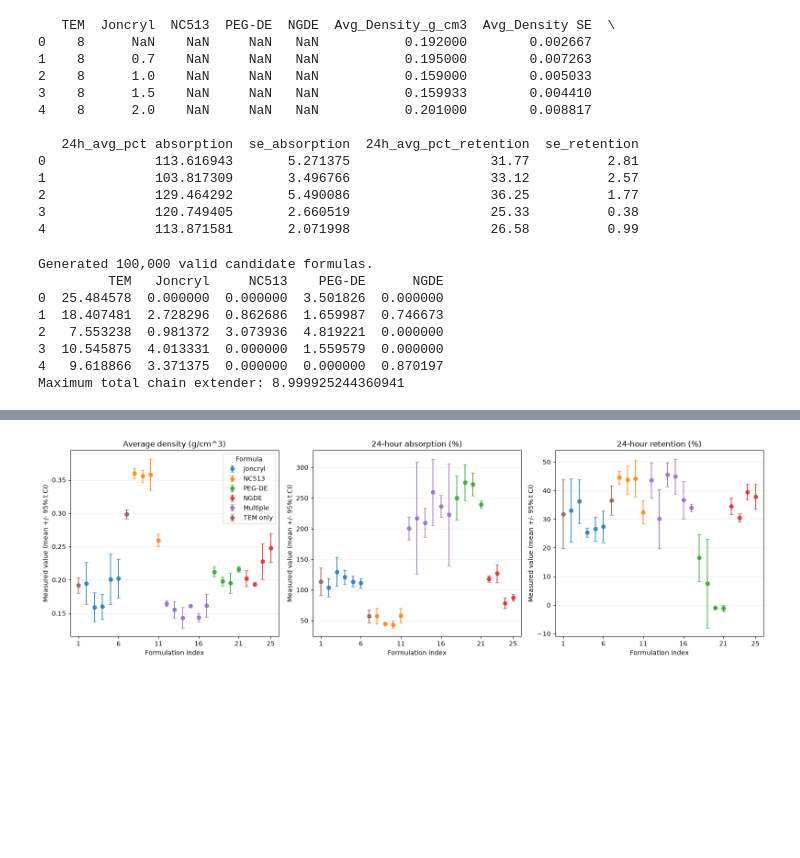
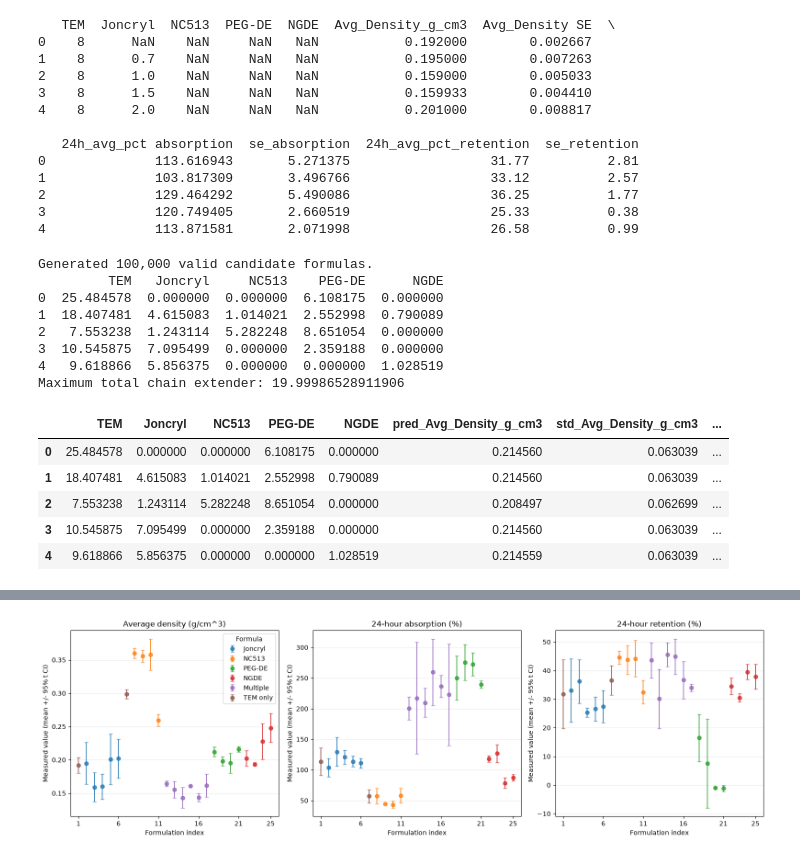
Before and after one commit to brookeb2000/foam-project, a Jupyter notebook: notebooks/0.09-bab-expand-formula-constraints.ipynb, the cells around one changed output, grey strips where cells are left out. Cells and saved outputs as stored; diff of their text form; code cells hidden in the pictures; blank space fills up the shorter version.

```diff
--- a/notebooks/0.09-bab-expand-formula-constraints.ipynb
+++ b/notebooks/0.09-bab-expand-formula-constraints.ipynb
@@ -57,8 +60,8 @@ print(df.head())
 
 # Formula constraints:
 # - TEM: 3-30%.
-# - Each chain extender (Joncryl, NC513, PEG-DE, NGDE): 0.7-5% when included; 0% when omitted.
-# - Combined chain extender amount: no more than 9%.
+# - Each chain extender (Joncryl, NC513, PEG-DE, NGDE): 0.7-9% when included; 0% when omitted.
+# - Combined chain extender amount: no more than 20%.
 # - Generate 100,000 valid candidate formulas.
 
 import numpy as np
@@ -76,10 +79,10 @@ while collected < candidate_count:
     active_counts = rng.integers(1, len(chain_extender_cols) + 1, size=batch_size)
     active_order = rng.random((batch_size, len(chain_extender_cols))).argsort(axis=1)
     active_mask = active_order < active_counts[:, None]
-    extender_amounts = rng.uniform(0.7, 5.0, size=(batch_size, len(chain_extender_cols)))
+    extender_amounts = rng.uniform(0.7, 9.0, size=(batch_size, len(chain_extender_cols)))
     extender_amounts = np.where(active_mask, extender_amounts, 0.0)
 
-    valid_mask = extender_amounts.sum(axis=1) <= 9.0
+    valid_mask = extender_amounts.sum(axis=1) <= 20.0
     valid_batch = extender_amounts[valid_mask]
     candidate_chunks.append(valid_batch)
     collected += len(valid_batch)
@@ -92,10 +95,10 @@ candidate_set = candidate_set[feature_cols]
 # Confirm the generated formulas satisfy every requested bound.
 assert len(candidate_set) == candidate_count
 assert candidate_set["TEM"].between(3.0, 30.0).all()
-assert candidate_set[chain_extender_cols].sum(axis=1).le(9.0).all()
+assert candidate_set[chain_extender_cols].sum(axis=1).le(20.0).all()
 for col in chain_extender_cols:
     active = candidate_set[col].ne(0)
-    assert candidate_set.loc[active, col].between(0.7, 5.0).all()
+    assert candidate_set.loc[active, col].between(0.7, 9.0).all()
 
 print(f"Generated {len(candidate_set):,} valid candidate formulas.")
 print(candidate_set.head())
@@ -103,12 +106,12 @@ print("Maximum total chain extender:", candidate_set[chain_extender_cols].sum(ax
 # %% [output]
 Generated 100,000 valid candidate formulas.
          TEM   Joncryl     NC513    PEG-DE      NGDE
-0  25.484578  0.000000  0.000000  3.501826  0.000000
-1  18.407481  2.728296  0.862686  1.659987  0.746673
-2   7.553238  0.981372  3.073936  4.819221  0.000000
-3  10.545875  4.013331  0.000000  1.559579  0.000000
-4   9.618866  3.371375  0.000000  0.000000  0.870197
-Maximum total chain extender: 8.999925244360941
+0  25.484578  0.000000  0.000000  6.108175  0.000000
+1  18.407481  4.615083  1.014021  2.552998  0.790089
+2   7.553238  1.243114  5.282248  8.651054  0.000000
+3  10.545875  7.095499  0.000000  2.359188  0.000000
+4   9.618866  5.856375  0.000000  0.000000  1.028519
+Maximum total chain extender: 19.99986528911906
 # %%
 # get predictions and predictive uncertainty for these formulas
 
@@ -118,34 +121,41 @@ from pathlib import Path
 project_root = Path.cwd().resolve().parent if Path.cwd().name == "notebooks" else Path.cwd().resolve()
 models_dir = project_root / "models"
 gpr_models = joblib.load(models_dir / "gpr_models.joblib")
 
 feature_cols = ["TEM", "Joncryl", "NC513", "PEG-DE", "NGDE"]
 X_candidates = candidate_set.loc[:, feature_cols]
 
 batch_size = 5_000
 prediction_batches = {name: {"mean": [], "std": []} for name in gpr_models}
 
 for name, model in gpr_models.items():
     for start in range(0, len(X_candidates), batch_size):
         batch = X_candidates.iloc[start : start + batch_size]
         mean_batch, std_batch = model.predict(batch, return_std=True)
         prediction_batches[name]["mean"].append(mean_batch)
         prediction_batches[name]["std"].append(std_batch)
 
 prediction_columns = {}
 for name, batches in prediction_batches.items():
     prediction_columns[f"pred_{name}"] = np.concatenate(batches["mean"])
     prediction_columns[f"std_{name}"] = np.concatenate(batches["std"])
 
 predictions = pd.DataFrame(prediction_columns, index=candidate_set.index)
 candidate_predictions = pd.concat([candidate_set, predictions], axis=1)
 
 required_std_cols = [f"std_{name}" for name in gpr_models]
 missing_std_cols = [col for col in required_std_cols if col not in candidate_predictions.columns]
 if missing_std_cols:
     raise KeyError(f"Prediction standard-deviation columns were not created: {missing_std_cols}")
 
-display(candidate_predictions[feature_cols + [f"pred_{name}" for name in gpr_models]].head())
+display(candidate_predictions.head())
+# %% [output]
+|  | TEM | Joncryl | NC513 | PEG-DE | NGDE | pred_Avg_Density_g_cm3 | std_Avg_Density_g_cm3 | ... |
+| 0 | 25.484578 | 0.000000 | 0.000000 | 6.108175 | 0.000000 | 0.214560 | 0.063039 | ... |
+| 1 | 18.407481 | 4.615083 | 1.014021 | 2.552998 | 0.790089 | 0.214560 | 0.063039 | ... |
+| 2 | 7.553238 | 1.243114 | 5.282248 | 8.651054 | 0.000000 | 0.208497 | 0.062699 | ... |
+| 3 | 10.545875 | 7.095499 | 0.000000 | 2.359188 | 0.000000 | 0.214560 | 0.063039 | ... |
+| 4 | 9.618866 | 5.856375 | 0.000000 | 0.000000 | 1.028519 | 0.214559 | 0.063039 | ... |
 # %%
 # get histograms of the predictions for the 3 properties for the 100,000 formulas in candidate set
 
```
Also changed, not shown: parts of 4 cells of this notebook, 2 other files.
